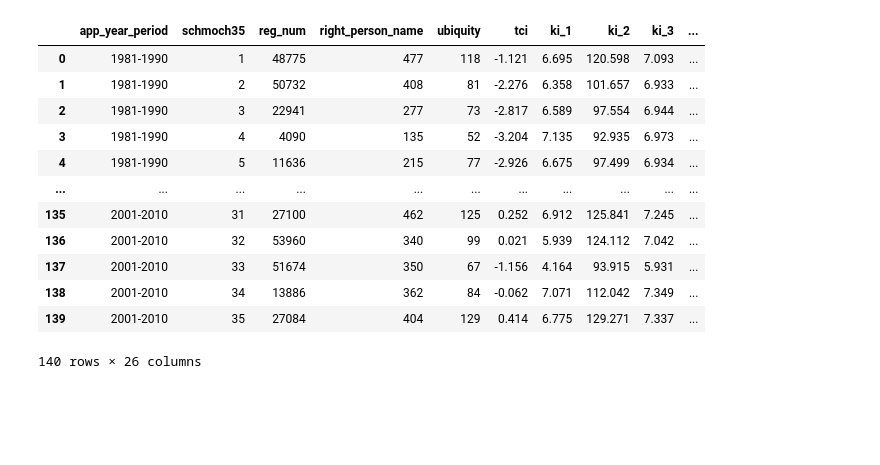
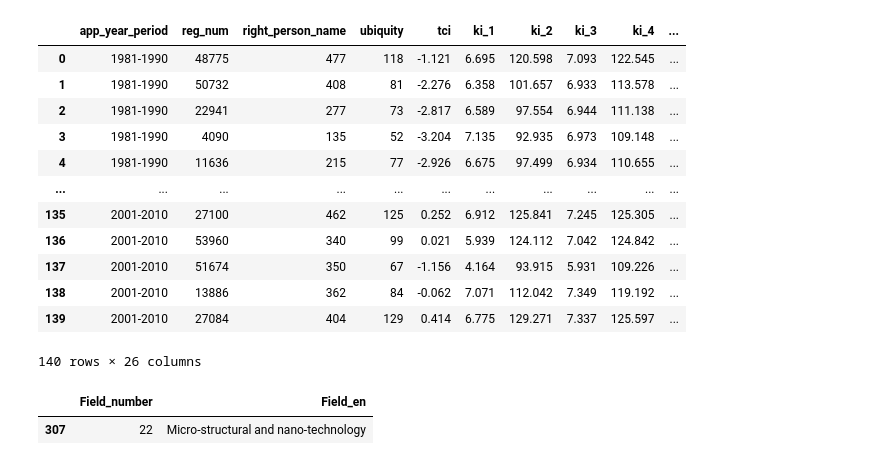
Before and after one commit to RintaroKARASHIMA/KCIinJapaneseFirms, a Jupyter notebook: notebooks/3_analysis/n5_Technology.ipynb, the cells around one changed output. Drawn from its saved outputs; the diff is of its cells as text; code cells hidden in the pictures; blank space fills up the shorter version.

```diff
--- a/notebooks/3_analysis/n5_Technology.ipynb
+++ b/notebooks/3_analysis/n5_Technology.ipynb
@@ -37,19 +38,33 @@ applicant_weight = initial_condition.APPLICANT_WEIGHT
 extract_population = initial_condition.EXTRACT_POPULATION
 top_p_or_num = initial_condition.TOP_P_OR_NUM
 # %%
-df = pd.read_csv(f'{data_dir}{ar}_{year_style}_{top_p_or_num[0]}_{top_p_or_num[1]}.csv')
+df = pd.read_csv(f'{data_dir}{ar}_{year_style}_{top_p_or_num[0]}_{top_p_or_num[1]}.csv',
+                 sep=',')
+schmoch_df = pd.read_csv(f'{ex_dir}35.csv',
+                         encoding='utf-8',
+                         sep=',',
+                         usecols=['Field_number', 'Field_en']
+                         ).drop_duplicates()
+df = pd.merge(df, schmoch_df, left_on=classification,
+              right_on='Field_number', how='left').drop(columns=['Field_number', classification])\
+    .rename(columns={'Field_en': classification})
 df
 # %% [output]
-|  | app_year_period | schmoch35 | reg_num | right_person_name | ubiquity | tci | ki_1 | ki_2 | ki_3 | ... |
-| 0 | 1981-1990 | 1 | 48775 | 477 | 118 | -1.121 | 6.695 | 120.598 | 7.093 | ... |
-| 1 | 1981-1990 | 2 | 50732 | 408 | 81 | -2.276 | 6.358 | 101.657 | 6.933 | ... |
-| 2 | 1981-1990 | 3 | 22941 | 277 | 73 | -2.817 | 6.589 | 97.554 | 6.944 | ... |
-| 3 | 1981-1990 | 4 | 4090 | 135 | 52 | -3.204 | 7.135 | 92.935 | 6.973 | ... |
-| 4 | 1981-1990 | 5 | 11636 | 215 | 77 | -2.926 | 6.675 | 97.499 | 6.934 | ... |
+|  | app_year_period | reg_num | right_person_name | ubiquity | tci | ki_1 | ki_2 | ki_3 | ki_4 | ... |
+| 0 | 1981-1990 | 48775 | 477 | 118 | -1.121 | 6.695 | 120.598 | 7.093 | 122.545 | ... |
+| 1 | 1981-1990 | 50732 | 408 | 81 | -2.276 | 6.358 | 101.657 | 6.933 | 113.578 | ... |
+| 2 | 1981-1990 | 22941 | 277 | 73 | -2.817 | 6.589 | 97.554 | 6.944 | 111.138 | ... |
+| 3 | 1981-1990 | 4090 | 135 | 52 | -3.204 | 7.135 | 92.935 | 6.973 | 109.148 | ... |
+| 4 | 1981-1990 | 11636 | 215 | 77 | -2.926 | 6.675 | 97.499 | 6.934 | 110.655 | ... |
 | ... | ... | ... | ... | ... | ... | ... | ... | ... | ... | ... |
-| 135 | 2001-2010 | 31 | 27100 | 462 | 125 | 0.252 | 6.912 | 125.841 | 7.245 | ... |
-| 136 | 2001-2010 | 32 | 53960 | 340 | 99 | 0.021 | 5.939 | 124.112 | 7.042 | ... |
-| 137 | 2001-2010 | 33 | 51674 | 350 | 67 | -1.156 | 4.164 | 93.915 | 5.931 | ... |
-| 138 | 2001-2010 | 34 | 13886 | 362 | 84 | -0.062 | 7.071 | 112.042 | 7.349 | ... |
-| 139 | 2001-2010 | 35 | 27084 | 404 | 129 | 0.414 | 6.775 | 129.271 | 7.337 | ... |
+| 135 | 2001-2010 | 27100 | 462 | 125 | 0.252 | 6.912 | 125.841 | 7.245 | 125.305 | ... |
+| 136 | 2001-2010 | 53960 | 340 | 99 | 0.021 | 5.939 | 124.112 | 7.042 | 124.842 | ... |
+| 137 | 2001-2010 | 51674 | 350 | 67 | -1.156 | 4.164 | 93.915 | 5.931 | 109.226 | ... |
+| 138 | 2001-2010 | 13886 | 362 | 84 | -0.062 | 7.071 | 112.042 | 7.349 | 119.192 | ... |
+| 139 | 2001-2010 | 27084 | 404 | 129 | 0.414 | 6.775 | 129.271 | 7.337 | 125.597 | ... |
 140 rows × 26 columns
+# %%
+schmoch_df[schmoch_df['Field_en'].str.contains('nano')]
+# %% [output]
+|  | Field_number | Field_en |
+| 307 | 22 | Micro-structural and nano-technology |
```
Also changed, not shown: parts of 4 cells of this notebook, 4 other files.
